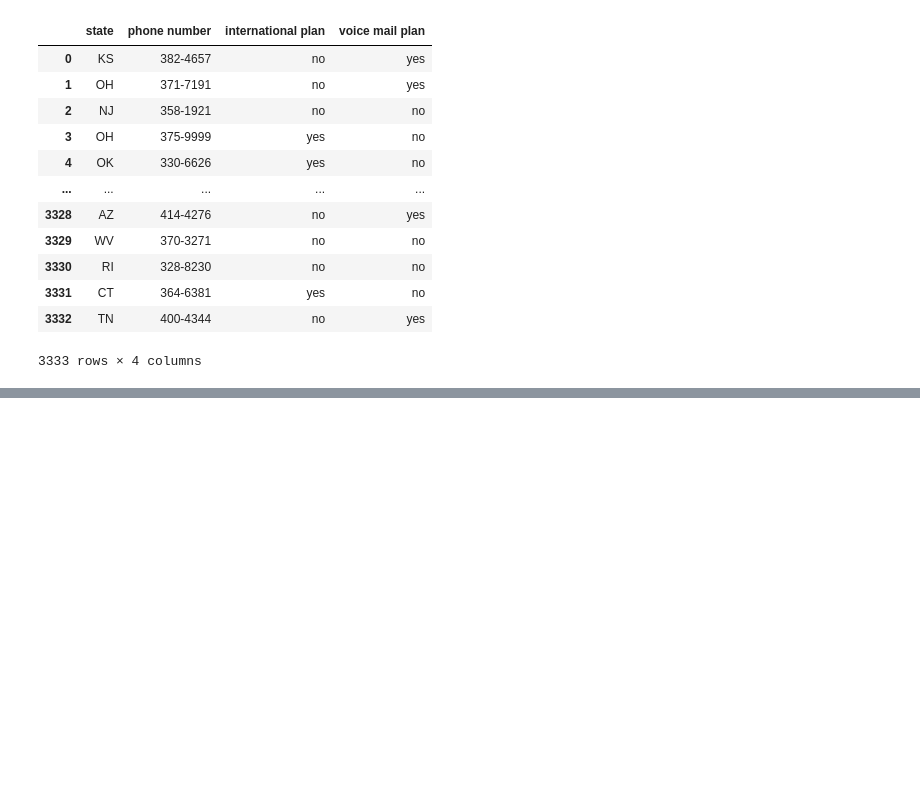
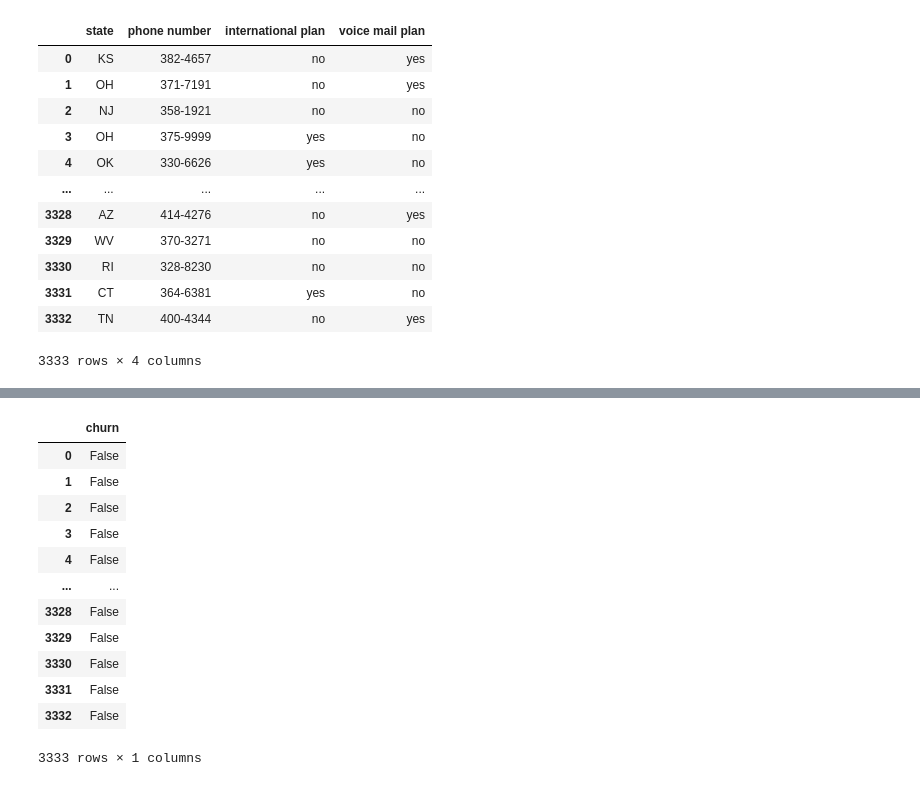
Before and after one commit to Pupity/dsc-phase3-projects, a Jupyter notebook: Student.ipynb, the cells around one changed output, grey strips where cells are left out. Saved outputs shown, nothing was run; the diff lists cells and outputs as text; code cells hidden in the pictures; blank space fills up the shorter version.

```diff
--- a/Student.ipynb
+++ b/Student.ipynb
@@ -147,0 +180,16 @@ df.select_dtypes('object')
+# %%
+df.select_dtypes('bool')
+# %% [output]
+|  | churn |
+| 0 | False |
+| 1 | False |
+| 2 | False |
+| 3 | False |
+| 4 | False |
+| ... | ... |
+| 3328 | False |
+| 3329 | False |
+| 3330 | False |
+| 3331 | False |
+| 3332 | False |
+3333 rows × 1 columns
```
Also changed, not shown: parts of 2 cells of this notebook.
